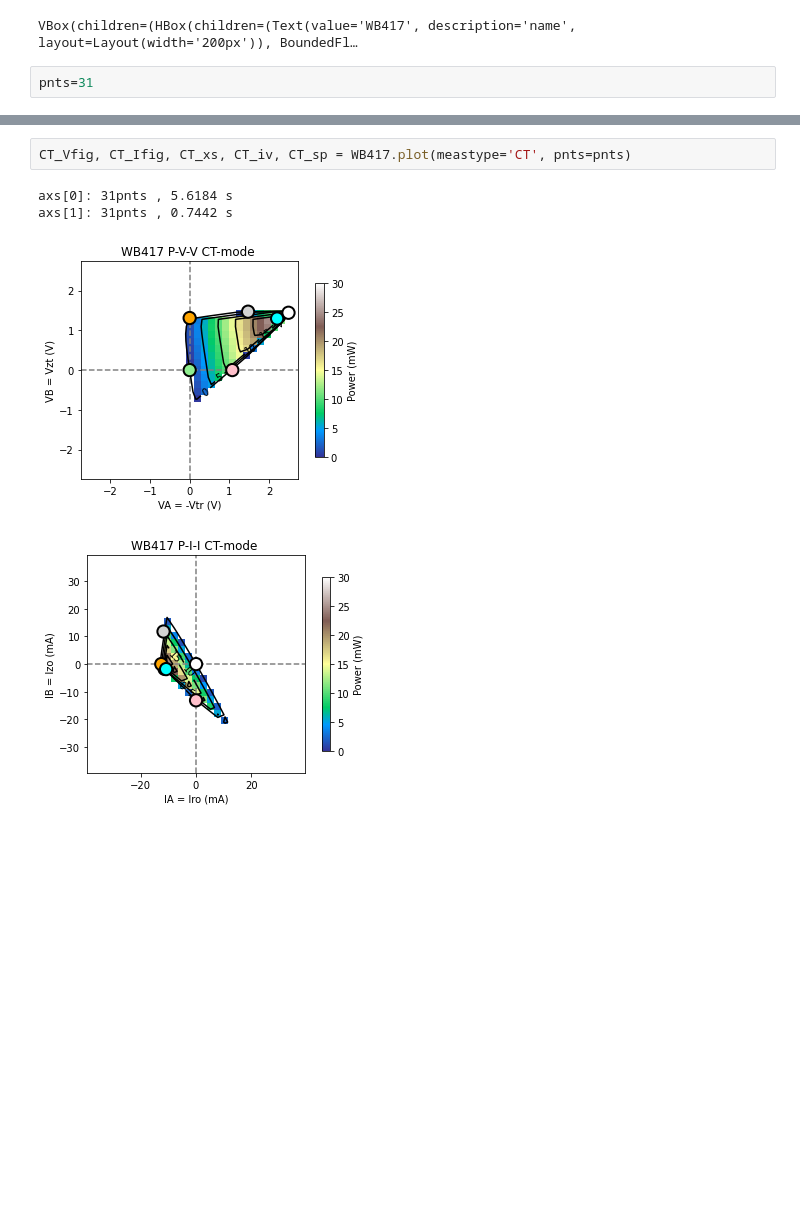
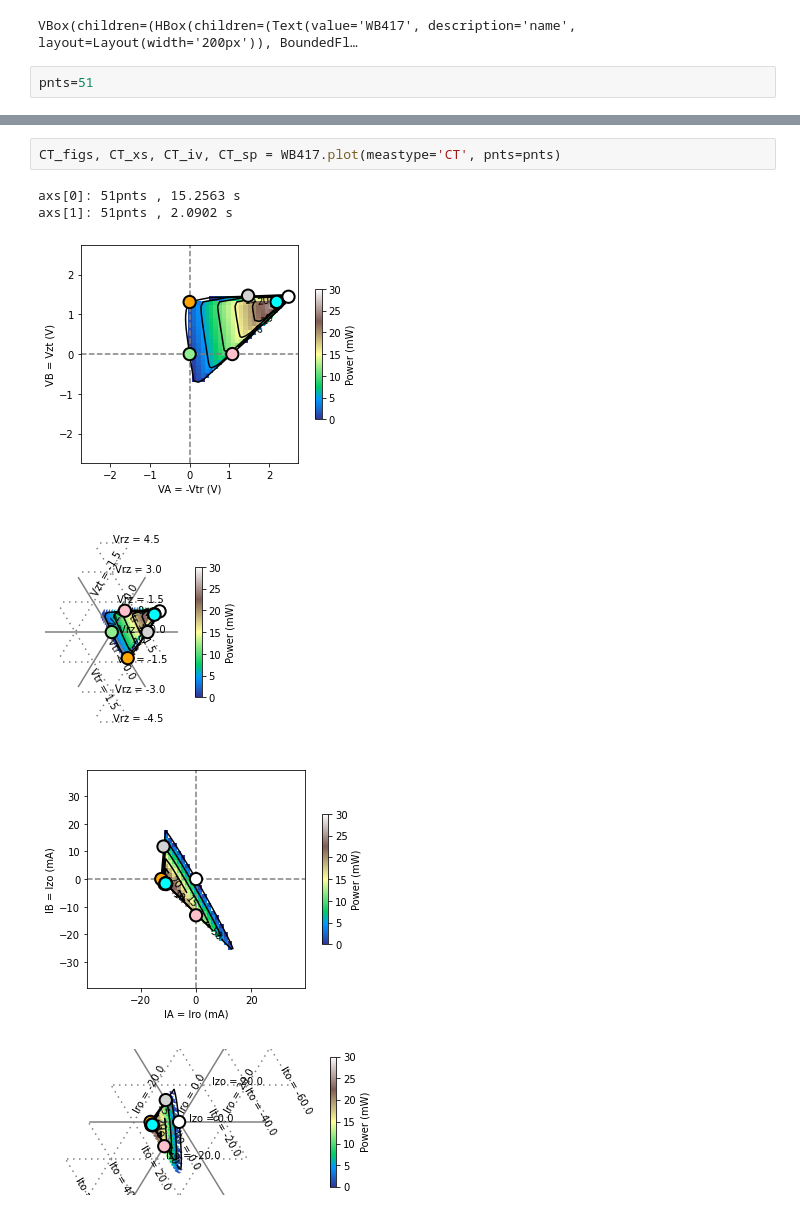
Before and after one commit to NREL/PVcircuit, a Jupyter notebook: notebooks/WB417 GaInP-r-GaAs.ipynb, the cells around one changed output, grey strips where cells are left out. Cells and saved outputs as stored; diff of their text form; blank space fills up the shorter version.

```diff
--- a/notebooks/WB417 GaInP-r-GaAs.ipynb
+++ b/notebooks/WB417 GaInP-r-GaAs.ipynb
@@ -21,5 +21,5 @@ WB417.controls()
 # %% [output]
 VBox(children=(HBox(children=(Text(value='WB417', description='name', layout=Layout(width='200px')), BoundedFl…
 # %%
-pnts=31
+pnts=51
 # %%
@@ -39,7 +43,9 @@ axs[1]: 31pnts , 0.7853 s
 # %%
-CT_Vfig, CT_Ifig, CT_xs, CT_iv, CT_sp = WB417.plot(meastype='CT', pnts=pnts)
+CT_figs, CT_xs, CT_iv, CT_sp = WB417.plot(meastype='CT', pnts=pnts)
 # %% [output]
-axs[0]: 31pnts , 5.6184 s
-axs[1]: 31pnts , 0.7442 s
+axs[0]: 51pnts , 15.2563 s
+axs[1]: 51pnts , 2.0902 s
-[figure, old version]
+[figure, new version]
-[figure, old version]
+[figure, new version]
+[figure, added]
+[figure, added]
```
Also changed, not shown: parts of 8 cells of this notebook, 16 other files.
